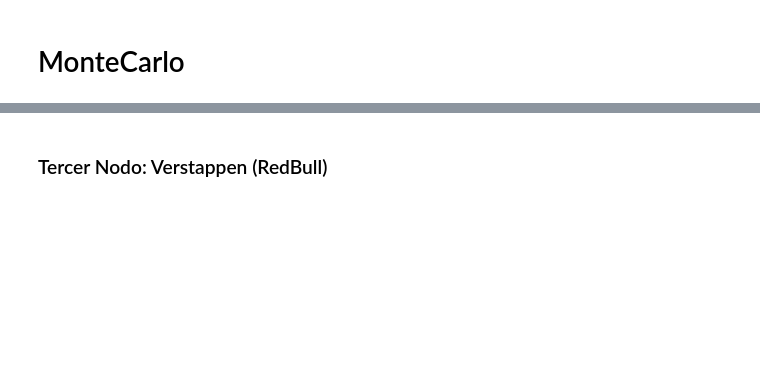
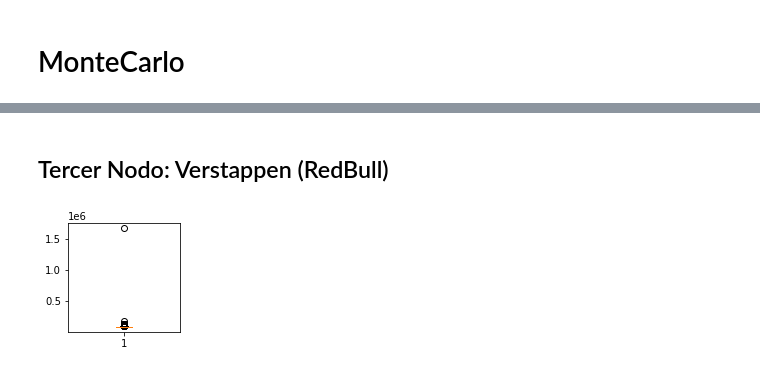
Before and after one commit to AndresLaresBarragan/ProyectoSPF, a Jupyter notebook: Nodo2.ipynb, the cells around one changed output, grey strips where cells are left out. Drawn from its saved outputs; the diff is of its cells as text; code cells hidden in the pictures; blank space fills up the shorter version.

```diff
--- a/Nodo2.ipynb
+++ b/Nodo2.ipynb
@@ -840,2 +823,8 @@ np.mean(Total_Bottas)
 # %% [markdown]
-### Tercer Nodo: Verstappen (RedBull)
+## Tercer Nodo: Verstappen (RedBull)
+# %%
+plt.figure(figsize=(2,2))
+vers= verstappen['milliseconds'].to_numpy()
+b3  = plt.boxplot(vers)
+# %% [output]
+[figure, added]
```
Also changed, not shown: parts of 65 cells of this notebook.
